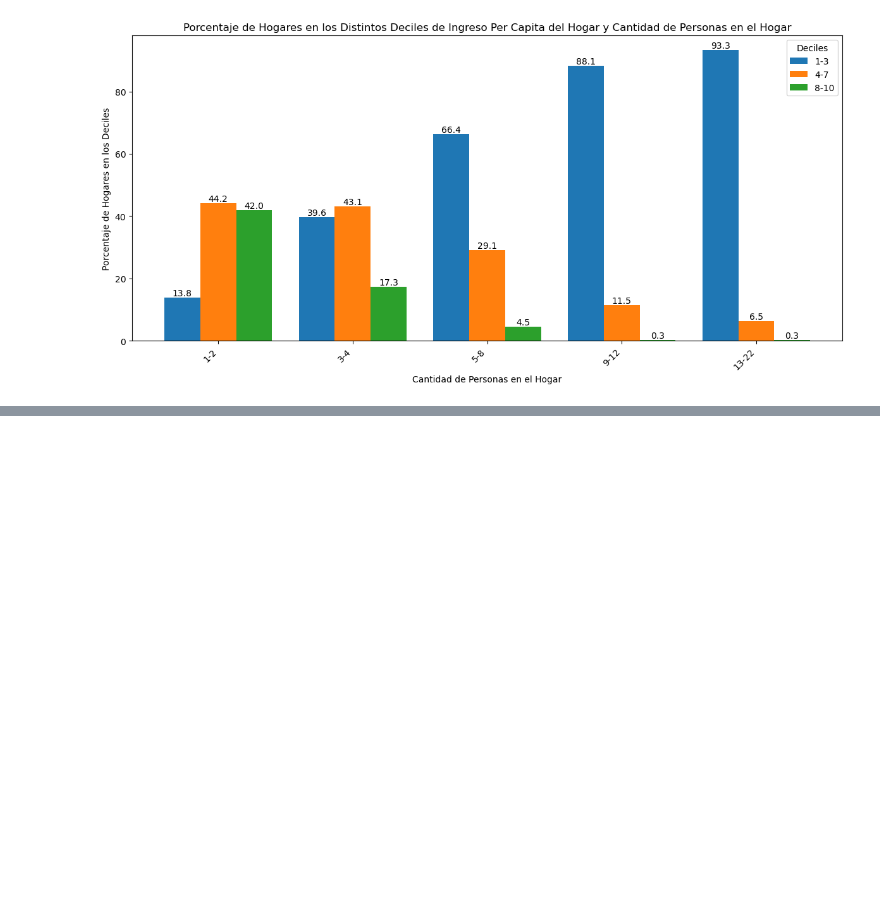
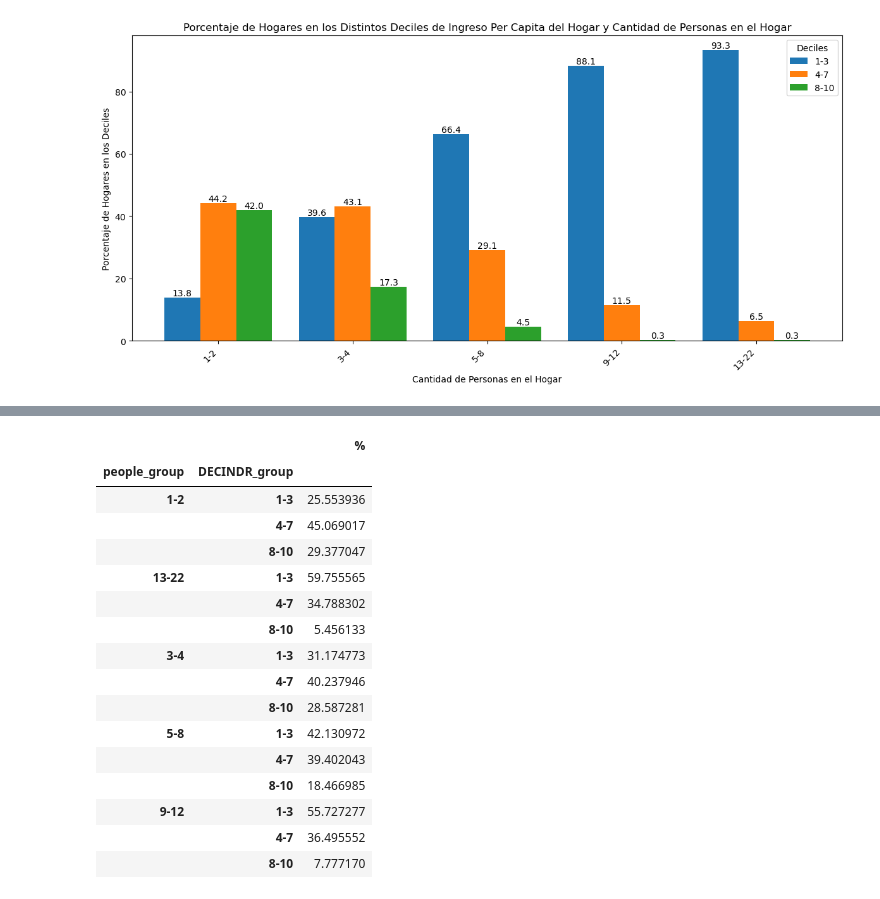
Before and after one commit to jpoletti/eph-database, a Jupyter notebook: bajar-microdatos.ipynb, the cells around one changed output, grey strips where cells are left out. Drawn from its saved outputs; the diff is of its cells as text; code cells hidden in the pictures; blank space fills up the shorter version.

```diff
--- a/bajar-microdatos.ipynb
+++ b/bajar-microdatos.ipynb
@@ -684,0 +792,31 @@ plot_people_deciles(DECCFR_gb, 'DECCFR', plot_title)
+# %%
+# Grouping the data
+merged_gb = merged_data.groupby(['people_group', 'DECINDR_group']).count()
+
+# This calculates n for every people_group
+group_sums = merged_gb.groupby(level='people_group')['CODUSU'].sum()
+
+# This calculates the percentages for every people_group
+merged_gb['%'] = (merged_gb['CODUSU'] / merged_gb.groupby(level='people_group')
+                  ['CODUSU'].transform('sum') * 100)
+
+merged_gb = merged_gb.drop(columns=['CODUSU'])
+merged_gb
+# %% [output]
+|  |  | % |
+| people_group | DECINDR_group |  |
+| 1-2 | 1-3 | 25.553936 |
+|  | 4-7 | 45.069017 |
+|  | 8-10 | 29.377047 |
+| 13-22 | 1-3 | 59.755565 |
+|  | 4-7 | 34.788302 |
+|  | 8-10 | 5.456133 |
+| 3-4 | 1-3 | 31.174773 |
+|  | 4-7 | 40.237946 |
+|  | 8-10 | 28.587281 |
+| 5-8 | 1-3 | 42.130972 |
+|  | 4-7 | 39.402043 |
+|  | 8-10 | 18.466985 |
+| 9-12 | 1-3 | 55.727277 |
+|  | 4-7 | 36.495552 |
+|  | 8-10 | 7.777170 |
```
Also changed, not shown: parts of 15 cells of this notebook.
